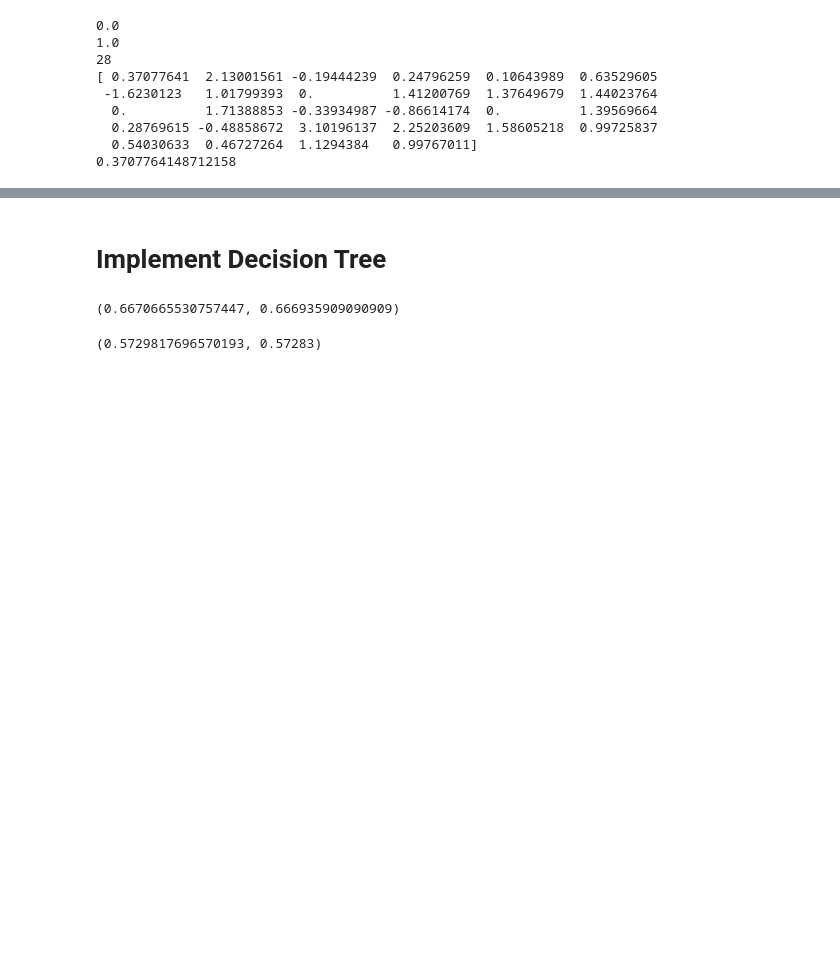
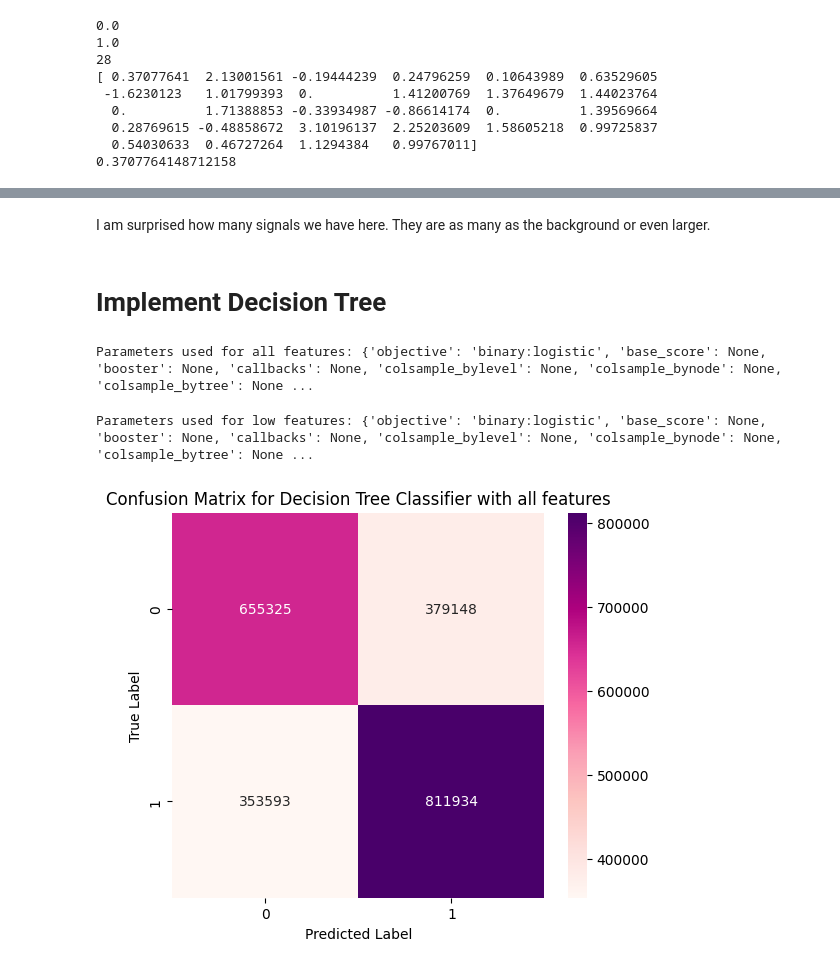
Before and after one commit to lbovet8/phys152-2026, a Jupyter notebook: Projects/HiggsProject.ipynb, the cells around one changed output, grey strips where cells are left out. Cells and saved outputs as stored; diff of their text form; code cells hidden in the pictures; blank space fills up the shorter version.

```diff
--- a/Projects/HiggsProject.ipynb
+++ b/Projects/HiggsProject.ipynb
@@ -133,2 +132,4 @@ def plot_all_features(training_input_data, training_output_data):
+# %% [markdown]
+I am surprised how many signals we have here. They are as many as the background or even larger.
 # %% [markdown]
 # Implement Decision Tree
@@ -135,18 +141,37 @@ def plot_all_features(training_input_data, training_output_data):
 # %%
-xgbclf_high = XGBClassifier(n_estimators=5, max_depth=2, learning_rate=1, objective='binary:logistic')
+xgbclf_high = XGBClassifier(n_estimators=N_ESTIMATORS, max_depth=MAX_DEPTH, learning_rate=LEARNING_RATE_DT, objective=OBJECTIVE)
 # fit model
 xgbclf_high.fit(X_train, y_train)
 # make predictions
 #preds = xgbclf_high.predict(X_test)
 xgbclf_high.score(X_train,y_train), xgbclf_high.score(X_test,y_test)
+
+print(f'Parameters used for all features: {xgbclf_high.get_params()}.')
 # %% [output]
-(0.6670665530757447, 0.666935909090909)
+Parameters used for all features: {'objective': 'binary:logistic', 'base_score': None, 'booster': None, 'callbacks': None, 'colsample_bylevel': None, 'colsample_bynode': None, 'colsample_bytree': None ...
 # %%
-xgbclf_low = XGBClassifier(n_estimators=5, max_depth=2, learning_rate=1, objective='binary:logistic')
+xgbclf_low = XGBClassifier(n_estimators=N_ESTIMATORS, max_depth=MAX_DEPTH, learning_rate=LEARNING_RATE_DT, objective=OBJECTIVE)
 # fit model
 xgbclf_low.fit(X_train_low, y_train)
 # make predictions
 #preds = xgbclf_high.predict(X_test)
 xgbclf_low.score(X_train_low, y_train), xgbclf_low.score(X_test_low,y_test)
+
+print(f'Parameters used for low features: {xgbclf_low.get_params()}.')
 # %% [output]
-(0.5729817696570193, 0.57283)
+Parameters used for low features: {'objective': 'binary:logistic', 'base_score': None, 'booster': None, 'callbacks': None, 'colsample_bylevel': None, 'colsample_bynode': None, 'colsample_bytree': None ...
+# %%
+# Get predictions from the DecisionTreeClassifier on the test set
+y_pred_xgbclf_high = xgbclf_high.predict(X_test)
+
+# Create confusion matrix for Decision Tree
+cm_xgbclf_high = confusion_matrix(y_test, y_pred_xgbclf_high)
+
+plt.figure(figsize=(6, 5))
+sns.heatmap(cm_xgbclf_high, annot=True, fmt='d', cmap='RdPu')
+plt.title('Confusion Matrix for Decision Tree Classifier with all features')
+plt.ylabel('True Label')
+plt.xlabel('Predicted Label')
+plt.show()
+# %% [output]
+[figure, added]
```
Also changed, not shown: parts of 14 cells of this notebook.
